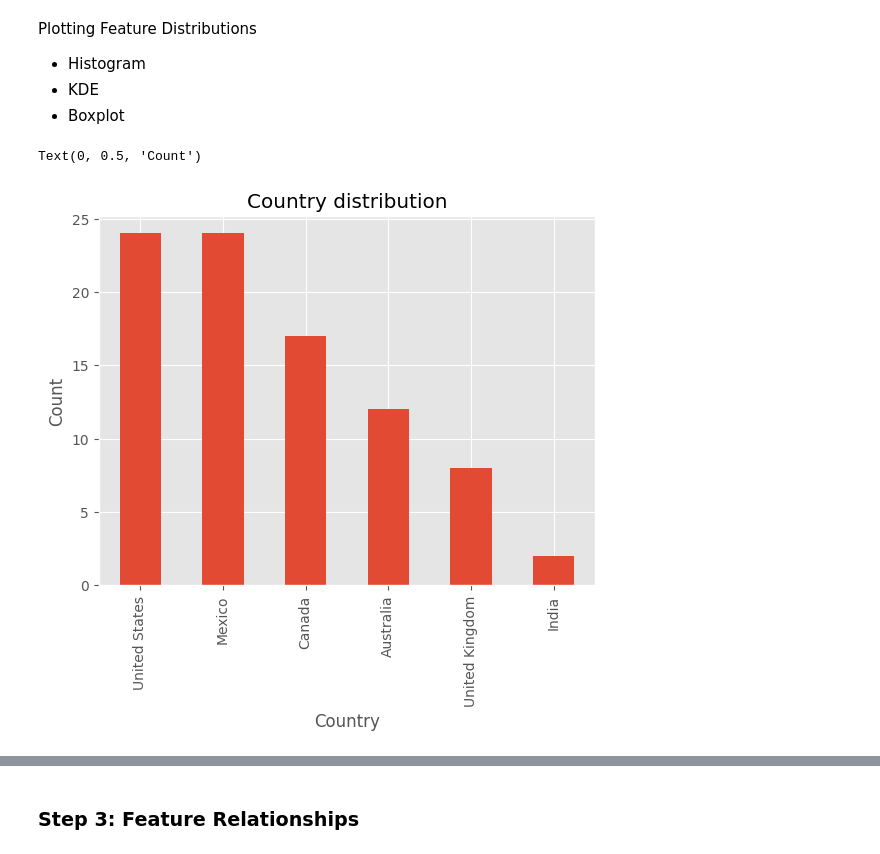
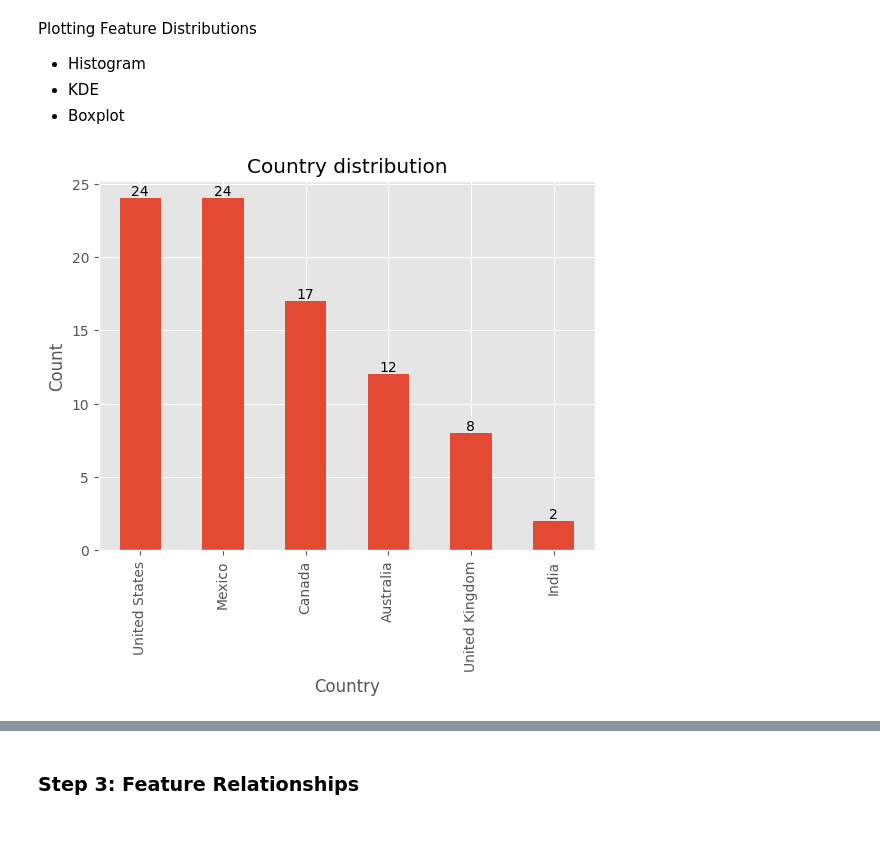
Before and after one commit to lubomirovna/Data_Glacier_Virtual_Internship, a Jupyter notebook: Week_10/eda.ipynb, the cells around one changed output, grey strips where cells are left out. Saved outputs shown, nothing was run; the diff lists cells and outputs as text; code cells hidden in the pictures.

```diff
--- a/Week_10/eda.ipynb
+++ b/Week_10/eda.ipynb
@@ -68,9 +68,13 @@ Plotting Feature Distributions
 * KDE
 * Boxplot
 # %%
+# Visualize the distribution of numerical variables
 ax = df['Country'].value_counts().plot(kind='bar', title='Country distribution')
 ax.set_xlabel('Country')
 ax.set_ylabel('Count')
+
+# Annotate columns
+for i, count in enumerate(df['Country'].value_counts()):
+    plt.annotate(str(count), xy=(i, count), ha='center', va='bottom')
 # %% [output]
-Text(0, 0.5, 'Count')
-[figure, old version]
+[figure, new version]
```
Also changed, not shown: parts of 3 cells of this notebook.
